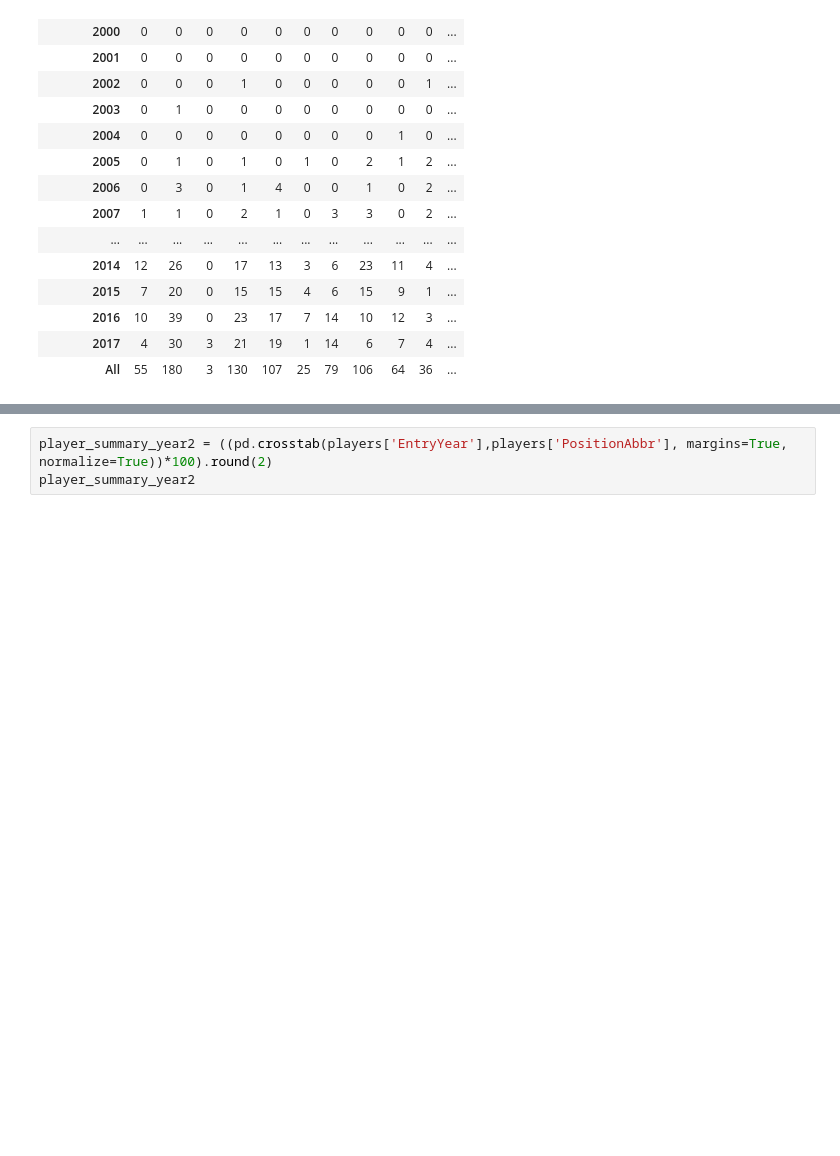
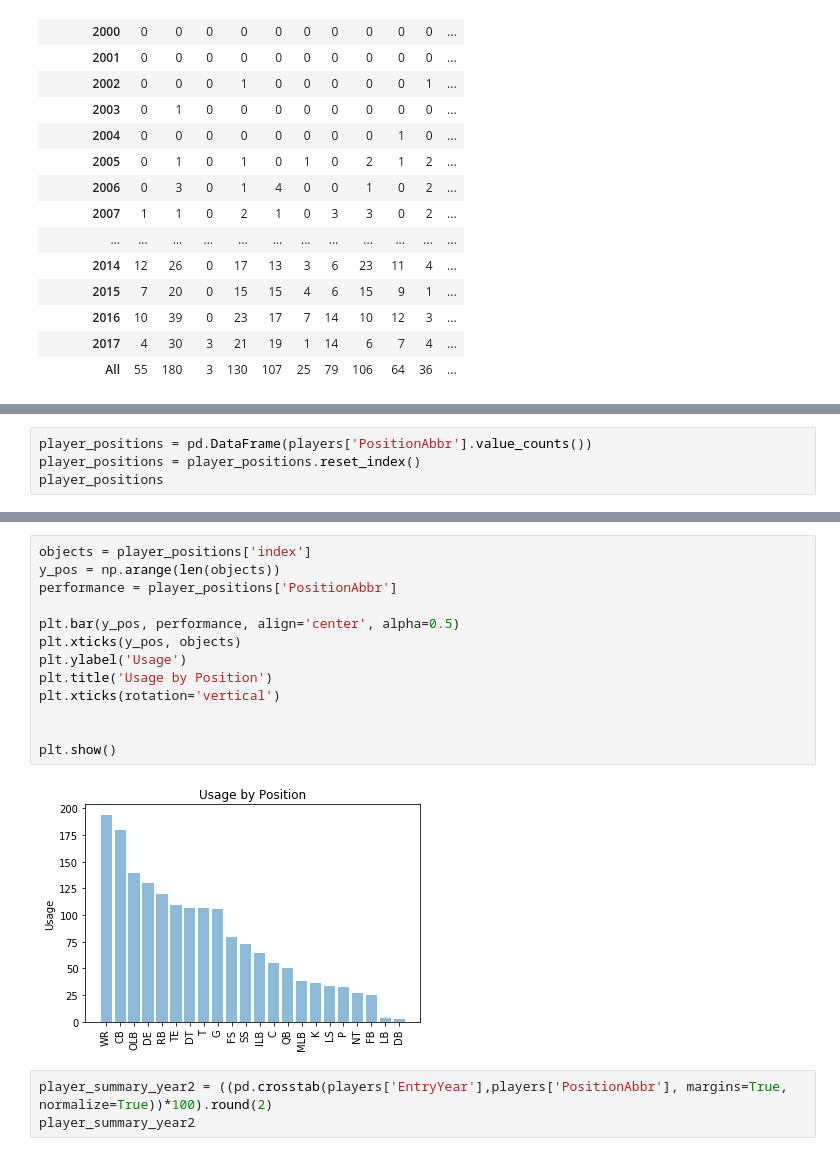
Before and after one commit to donw385/Big-Data-Bowl, a Jupyter notebook: Don_Wang_NFL_Data_Analysis.ipynb, the cells around one changed output, grey strips where cells are left out. Cells and saved outputs as stored; diff of their text form; blank space fills up the shorter version.

```diff
--- a/Don_Wang_NFL_Data_Analysis.ipynb
+++ b/Don_Wang_NFL_Data_Analysis.ipynb
@@ -193,0 +174,4 @@ Name: PositionAbbr, dtype: int64
+# %%
+player_positions = pd.DataFrame(players['PositionAbbr'].value_counts())
+player_positions = player_positions.reset_index()
+player_positions
@@ -194,3 +196,18 @@ Name: PositionAbbr, dtype: int64
+# %%
+objects = player_positions['index']
+y_pos = np.arange(len(objects))
+performance = player_positions['PositionAbbr']
+
+plt.bar(y_pos, performance, align='center', alpha=0.5)
+plt.xticks(y_pos, objects)
+plt.ylabel('Usage')
+plt.title('Usage by Position')
+plt.xticks(rotation='vertical')
+
+
+plt.show()
+# %% [output]
+[figure, added]
 # %%
 player_summary_year2 = ((pd.crosstab(players['EntryYear'],players['PositionAbbr'], margins=True, normalize=True))*100).round(2)
 player_summary_year2
```
Also changed, not shown: parts of 4 cells of this notebook.
